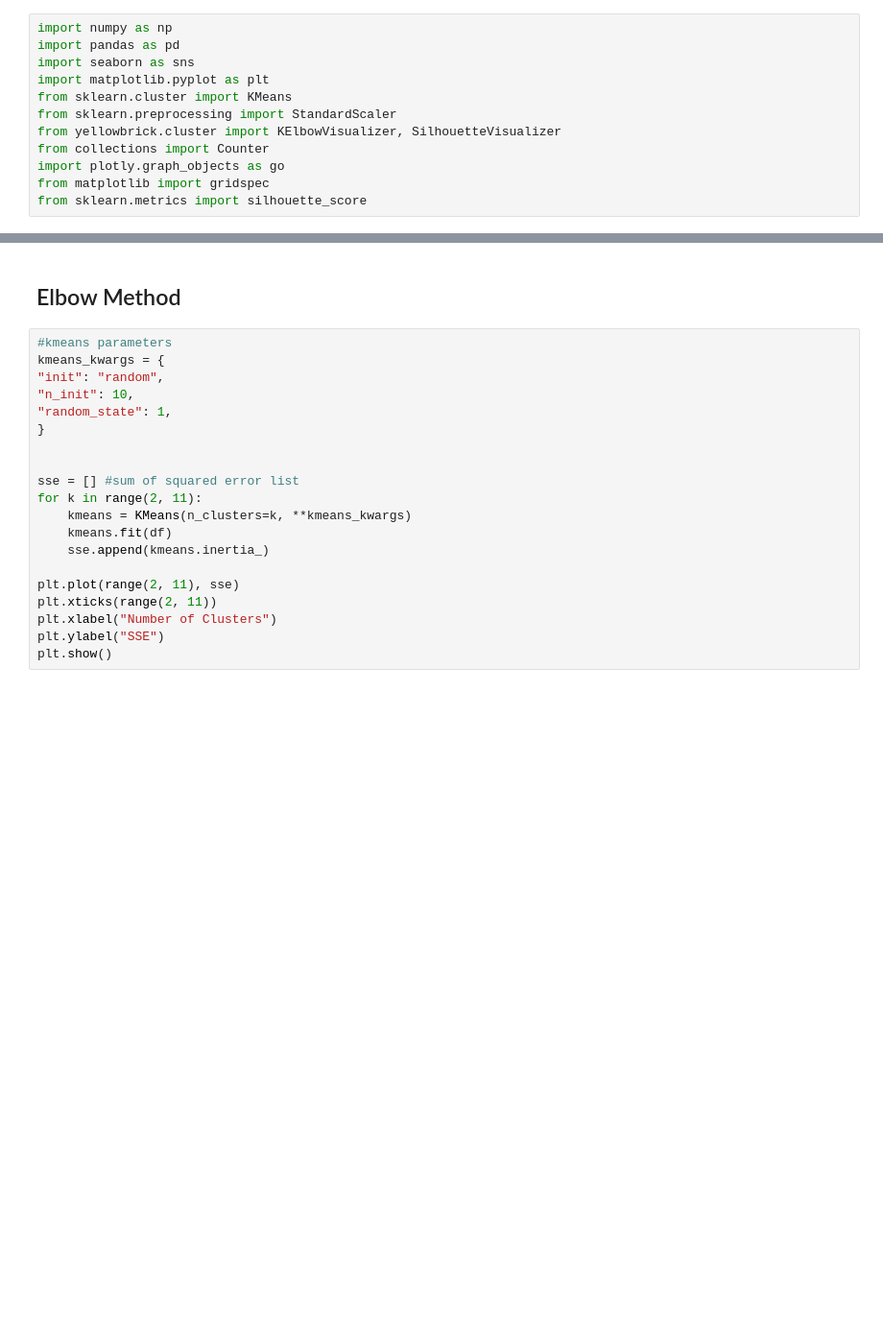
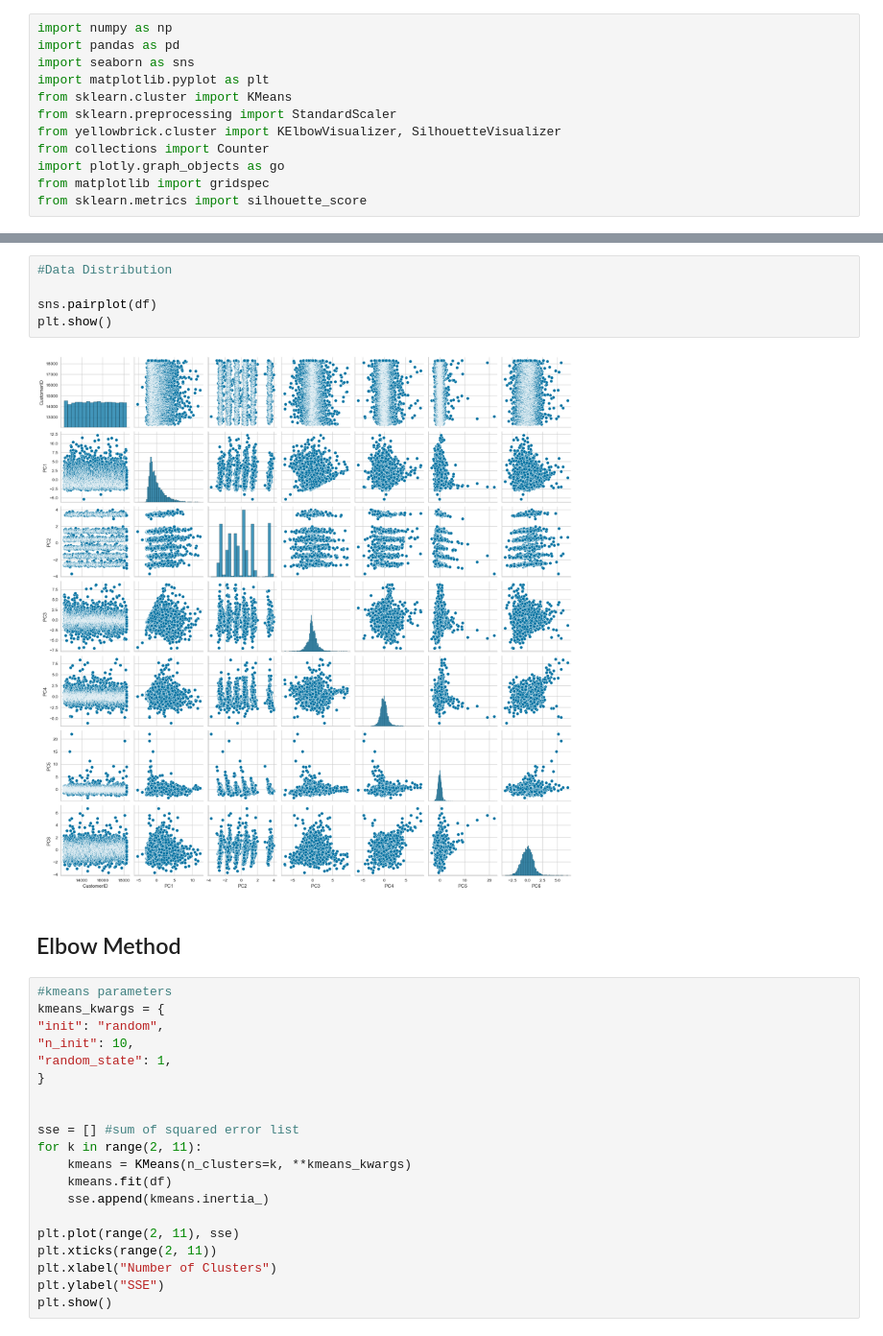
Before and after one commit to spartny/customer-segmentation, a Jupyter notebook: KMeans.ipynb, the cells around one changed output, grey strips where cells are left out. Shown at 96% size. Cells and saved outputs as stored; diff of their text form; blank space fills up the shorter version.

```diff
--- a/KMeans.ipynb
+++ b/KMeans.ipynb
@@ -19,3 +24,10 @@ cleaned = pd.read_csv("cleaned.csv")
+# %%
+#Data Distribution
+
+sns.pairplot(df)
+plt.show()
+# %% [output]
+[figure, added]
 # %% [markdown]
 ## Elbow Method
 # %%
```
Also changed, not shown: parts of 14 cells of this notebook, 1 other file.
